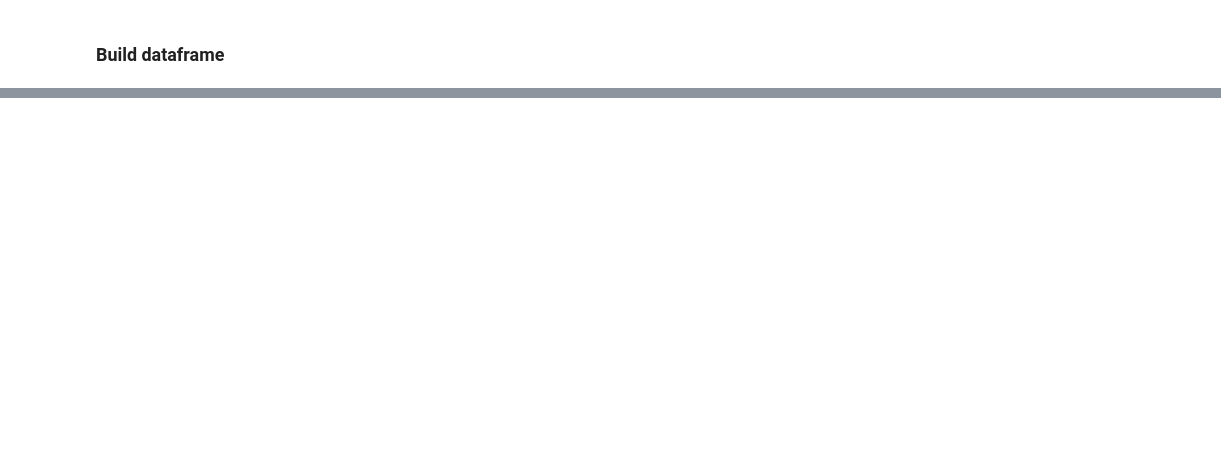
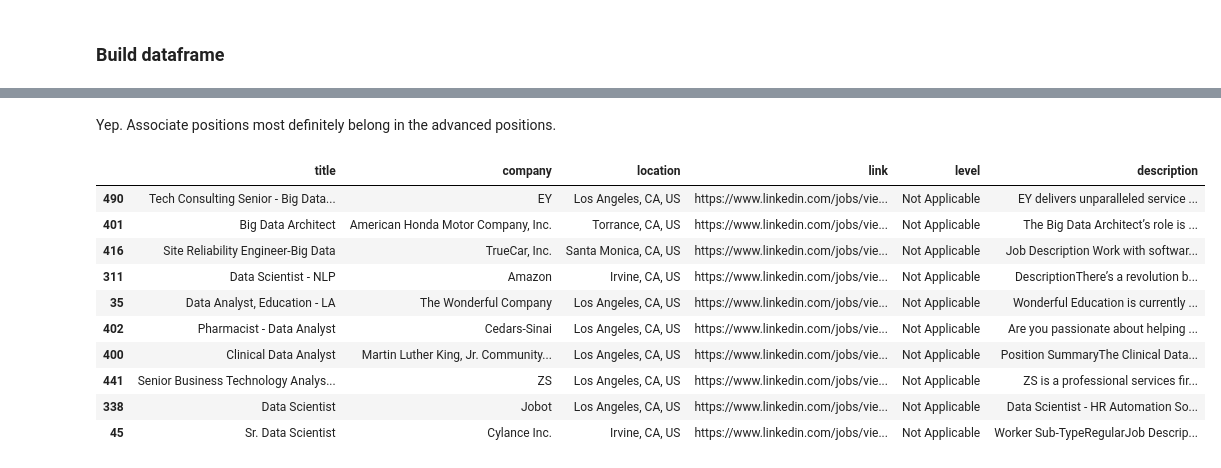
Before and after one commit to 26Jinx/SieveJobs, a Jupyter notebook: LinkedIn_Jobs_Data.ipynb, the cells around one changed output, grey strips where cells are left out. Drawn from its saved outputs; the diff is of its cells as text; code cells hidden in the pictures; blank space fills up the shorter version.

```diff
--- a/LinkedIn_Jobs_Data.ipynb
+++ b/LinkedIn_Jobs_Data.ipynb
@@ -171,0 +235,18 @@ profile
+# %% [markdown]
+Yep. Associate positions most definitely belong in the advanced positions.
+# %%
+# Now let's do the same for Not Applicable
+df_na = df.loc[df['level'] == 'Not Applicable']
+df_na.sample(10)
+# %% [output]
+|  | title | company | location | link | level | description |
+| 490 | Tech Consulting Senior - Big Data... | EY | Los Angeles, CA, US | https://www.linkedin.com/jobs/vie... | Not Applicable | EY delivers unparalleled service ... |
+| 401 | Big Data Architect | American Honda Motor Company, Inc. | Torrance, CA, US | https://www.linkedin.com/jobs/vie... | Not Applicable | The Big Data Architect’s role is ... |
+| 416 | Site Reliability Engineer-Big Data | TrueCar, Inc. | Santa Monica, CA, US | https://www.linkedin.com/jobs/vie... | Not Applicable | Job Description Work with softwar... |
+| 311 | Data Scientist - NLP | Amazon | Irvine, CA, US | https://www.linkedin.com/jobs/vie... | Not Applicable | DescriptionThere’s a revolution b... |
+| 35 | Data Analyst, Education - LA | The Wonderful Company | Los Angeles, CA, US | https://www.linkedin.com/jobs/vie... | Not Applicable | Wonderful Education is currently ... |
+| 402 | Pharmacist - Data Analyst | Cedars-Sinai | Los Angeles, CA, US | https://www.linkedin.com/jobs/vie... | Not Applicable | Are you passionate about helping ... |
+| 400 | Clinical Data Analyst | Martin Luther King, Jr. Community... | Los Angeles, CA, US | https://www.linkedin.com/jobs/vie... | Not Applicable | Position SummaryThe Clinical Data... |
+| 441 | Senior Business Technology Analys... | ZS | Los Angeles, CA, US | https://www.linkedin.com/jobs/vie... | Not Applicable | ZS is a professional services fir... |
+| 338 | Data Scientist | Jobot | Los Angeles, CA, US | https://www.linkedin.com/jobs/vie... | Not Applicable | Data Scientist - HR Automation So... |
+| 45 | Sr. Data Scientist | Cylance Inc. | Irvine, CA, US | https://www.linkedin.com/jobs/vie... | Not Applicable | Worker Sub-TypeRegularJob Descrip... |
```
Also changed, not shown: parts of 13 cells of this notebook.
